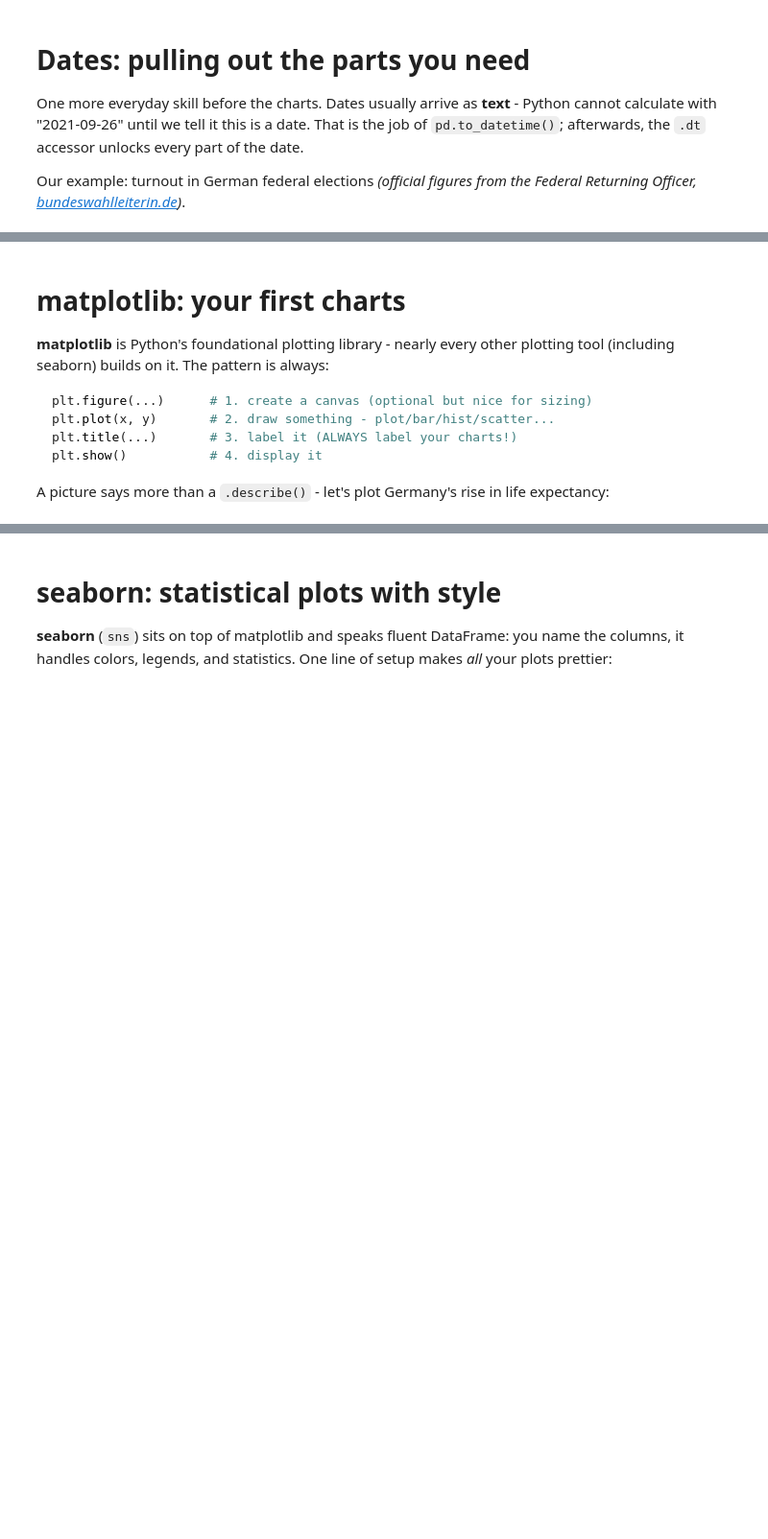
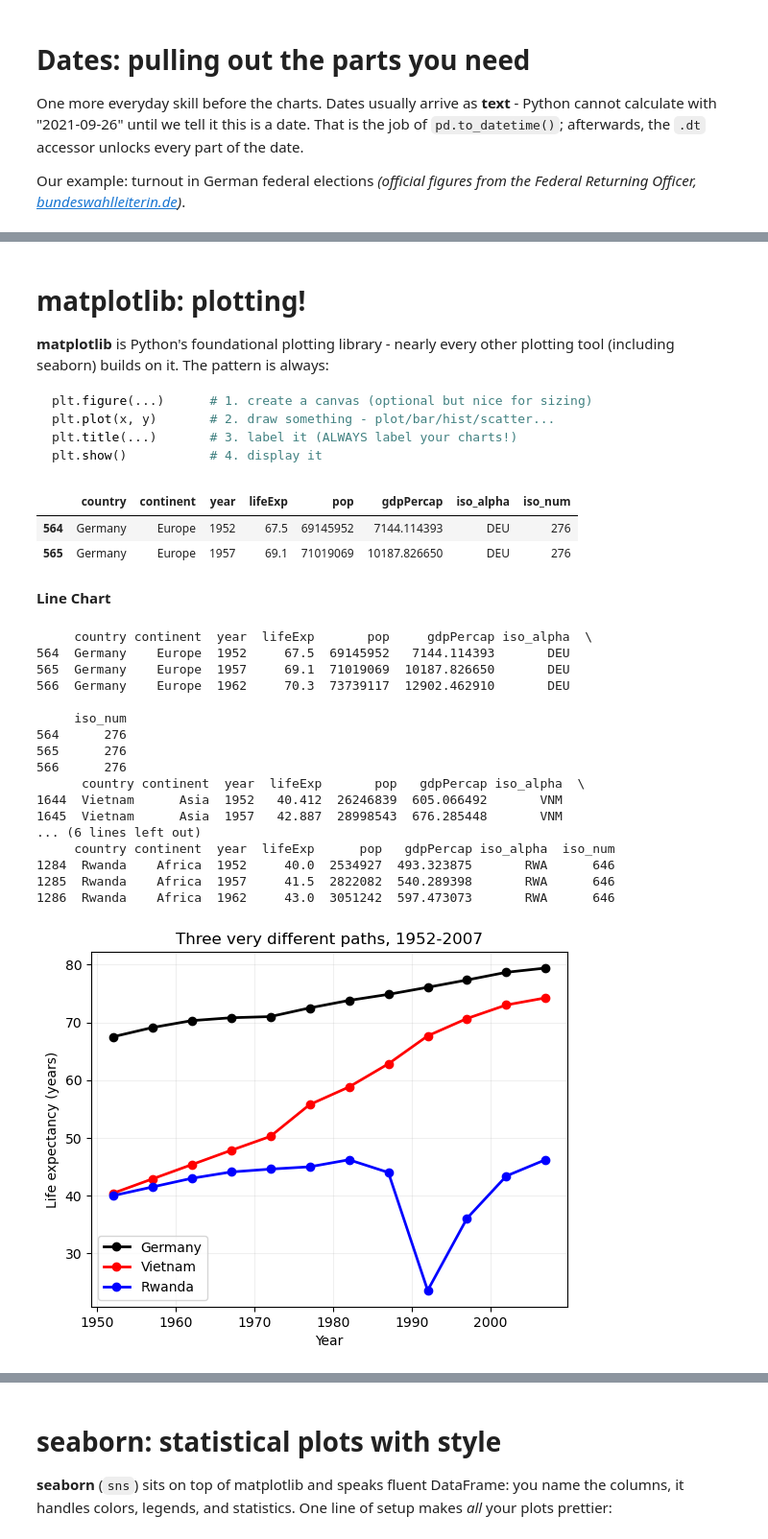
Before and after one commit to aelshehawy/gesis-python-2026, a Jupyter notebook: Day 3/Sessions/Day3_Session6_Visualization_Finale.ipynb, the cells around one changed output, grey strips where cells are left out. Shown at 96% size. Saved outputs shown, nothing was run; the diff lists cells and outputs as text; code cells hidden in the pictures; blank space fills up the shorter version.

````diff
--- a/Day 3/Sessions/Day3_Session6_Visualization_Finale.ipynb
+++ b/Day 3/Sessions/Day3_Session6_Visualization_Finale.ipynb
@@ -154,5 +392,5 @@ elections
 # %% [markdown]
-# matplotlib: your first charts
+# matplotlib: plotting!
 
 **matplotlib** is Python's foundational plotting library - nearly every other plotting tool (including seaborn) builds on it. The pattern is always:
 
@@ -162,6 +400,15 @@ plt.plot(x, y)       # 2. draw something - plot/bar/hist/scatter...
 plt.title(...)       # 3. label it (ALWAYS label your charts!)
 plt.show()           # 4. display it
 ```
-
-A picture says more than a `.describe()` - let's plot Germany's rise in life expectancy:
+# %%
+# The data for our line: Germany, all 12 waves
+germany = gapminder[gapminder["country"] == "Germany"]
+
+germany.head(2)
+# %% [output]
+|  | country | continent | year | lifeExp | pop | gdpPercap | iso_alpha | iso_num |
+| 564 | Germany | Europe | 1952 | 67.5 | 69145952 | 7144.114393 | DEU | 276 |
+| 565 | Germany | Europe | 1957 | 69.1 | 71019069 | 10187.826650 | DEU | 276 |
+# %% [markdown]
+**Line Chart**
 # %%
@@ -180,17 +424,35 @@ plt.show()
 # %%
 # Style the line & add more countries - each plt.plot() adds a line.
 # label= ... + plt.legend() tells readers which line is which:
-for country, color in [("Germany", "black"), ("Vietnam", "tab:red"), ("Rwanda", "tab:blue")]:
+for country, color in [("Germany", "black"), ("Vietnam", "red"), ("Rwanda", "blue")]: #for each of these countries and corresponding color
     subset = gapminder[gapminder["country"] == country]
+    # keep only this country's rows, so plt.plot draws one line for one country
+    print(subset.head(3))
     plt.plot(subset["year"], subset["lifeExp"],
+    #ok we want the x and y on different access for this specifc subset
              color=color, marker="o", linewidth=2, label=country)
-
 plt.title("Three very different paths, 1952-2007")
 plt.xlabel("Year")
 plt.ylabel("Life expectancy (years)")
 plt.legend()                                   # uses the label= of each line
-plt.grid(alpha=0.3)                            # subtle guide lines (alpha = transparency)
+plt.grid(alpha=0.2)                            # subtle guide lines (alpha = transparency)
 plt.show()
-
-# Can you spot Vietnam's war years and Rwanda's 1994 genocide in the lines?
-# THIS is why we visualize: history jumps out of the picture.
+# %% [output]
+     country continent  year  lifeExp       pop     gdpPercap iso_alpha  \
+564  Germany    Europe  1952     67.5  69145952   7144.114393       DEU
+565  Germany    Europe  1957     69.1  71019069  10187.826650       DEU
+566  Germany    Europe  1962     70.3  73739117  12902.462910       DEU
+
+     iso_num
+564      276
+565      276
+566      276
+      country continent  year  lifeExp       pop   gdpPercap iso_alpha  \
+1644  Vietnam      Asia  1952   40.412  26246839  605.066492       VNM
+1645  Vietnam      Asia  1957   42.887  28998543  676.285448       VNM
+... (6 lines left out)
+     country continent  year  lifeExp      pop   gdpPercap iso_alpha  iso_num
+1284  Rwanda    Africa  1952     40.0  2534927  493.323875       RWA      646
+1285  Rwanda    Africa  1957     41.5  2822082  540.289398       RWA      646
+1286  Rwanda    Africa  1962     43.0  3051242  597.473073       RWA      646
+[figure, added]
````
Also changed, not shown: parts of 56 cells of this notebook, 1 other file.
